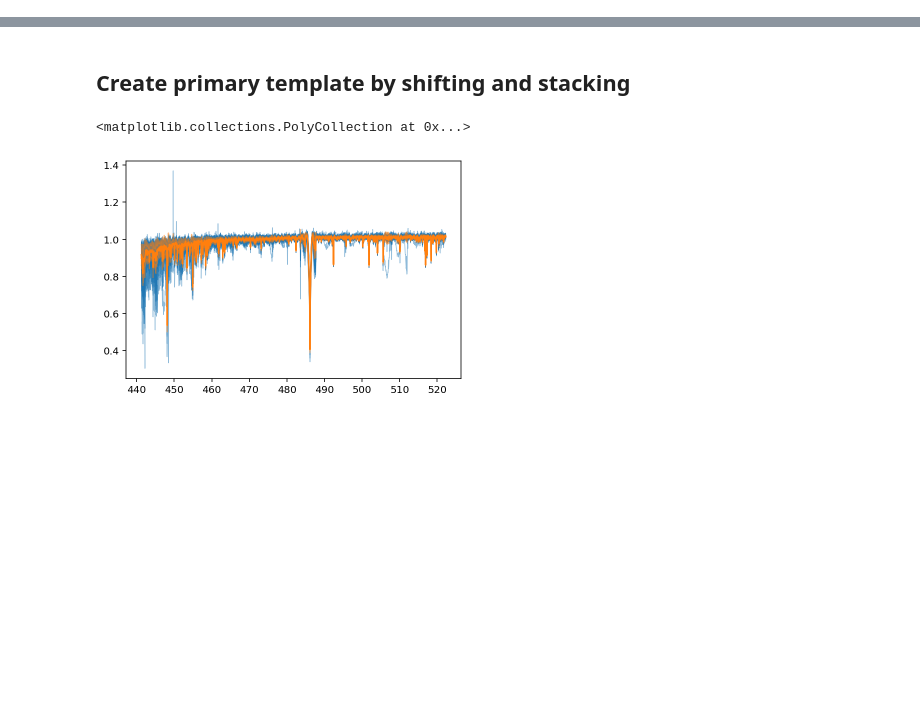
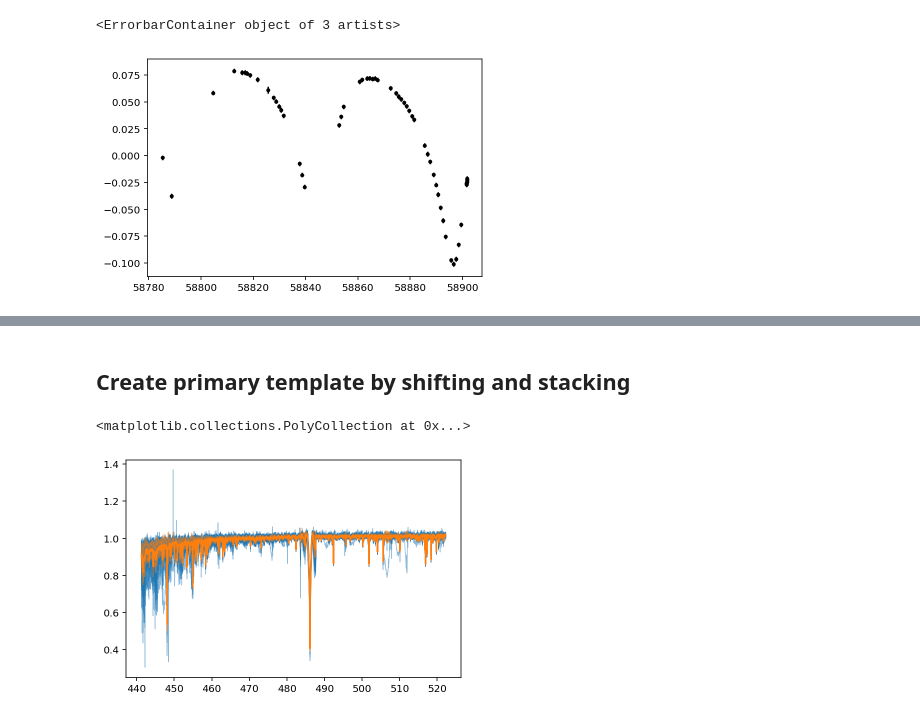
Before and after one commit to danhey/adra, a Jupyter notebook: RV extract ispec.ipynb, the cells around one changed output, grey strips where cells are left out. Cells and saved outputs as stored; diff of their text form; code cells hidden in the pictures; blank space fills up the shorter version.

```diff
--- a/RV extract ispec.ipynb
+++ b/RV extract ispec.ipynb
@@ -193,0 +243,5 @@ Text(0, 0.5, 'RV [km/s]')
+# %%
+plt.errorbar(times, wav_shift_primary, yerr=wav_shift_uncertainty, fmt='.k')
+# %% [output]
+<ErrorbarContainer object of 3 artists>
+[figure, added]
```
Also changed, not shown: parts of 19 cells of this notebook, 3 other files.
